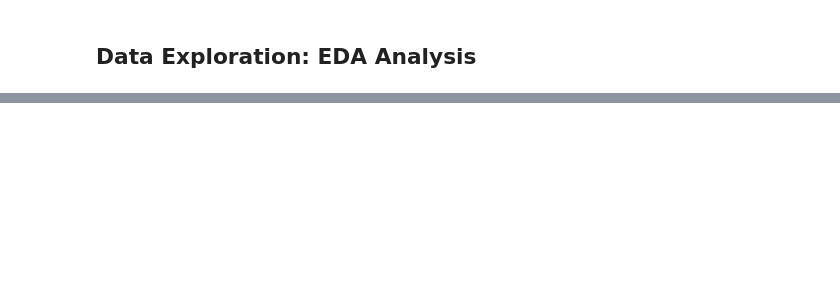
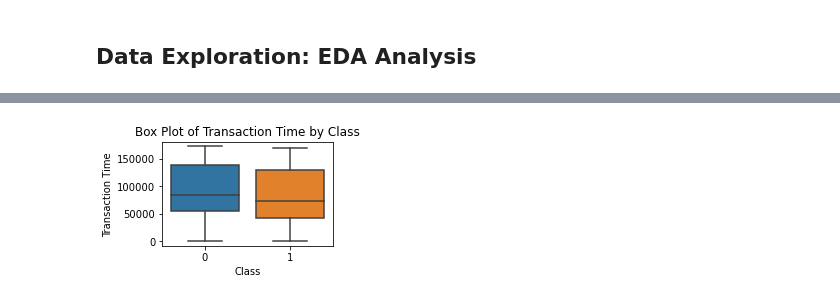
Before and after one commit to Edna722/CODSOFT_ML, a Jupyter notebook: Credit Card fraud detection _task 5.ipynb, the cells around one changed output, grey strips where cells are left out. Saved outputs shown, nothing was run; the diff lists cells and outputs as text; code cells hidden in the pictures; blank space fills up the shorter version.

```diff
--- a/Credit Card fraud detection _task 5.ipynb
+++ b/Credit Card fraud detection _task 5.ipynb
@@ -178,0 +237,11 @@ plot_histogram(credit_data)
+# %%
+plt.subplot(224)
+sns.boxplot(x='Class', y='Time', data=credit_data)
+plt.xlabel('Class')
+plt.ylabel('Transaction Time')
+plt.title('Box Plot of Transaction Time by Class')
+
+plt.tight_layout()
+plt.show()
+# %% [output]
+[figure, added]
```
Also changed, not shown: parts of 13 cells of this notebook.
